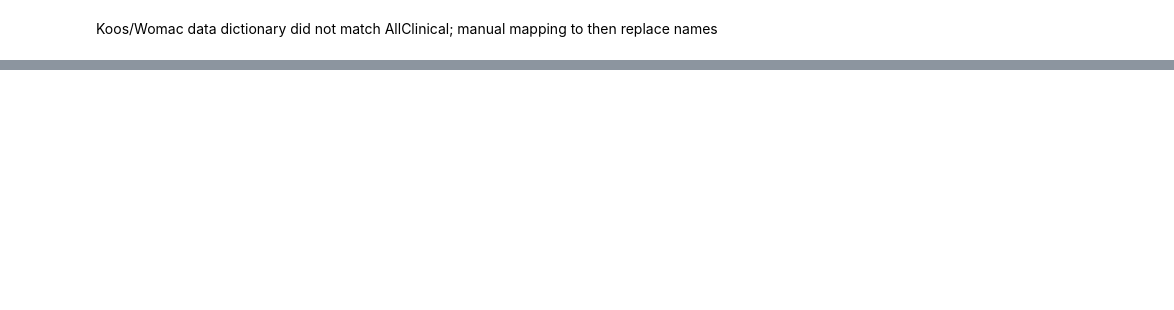
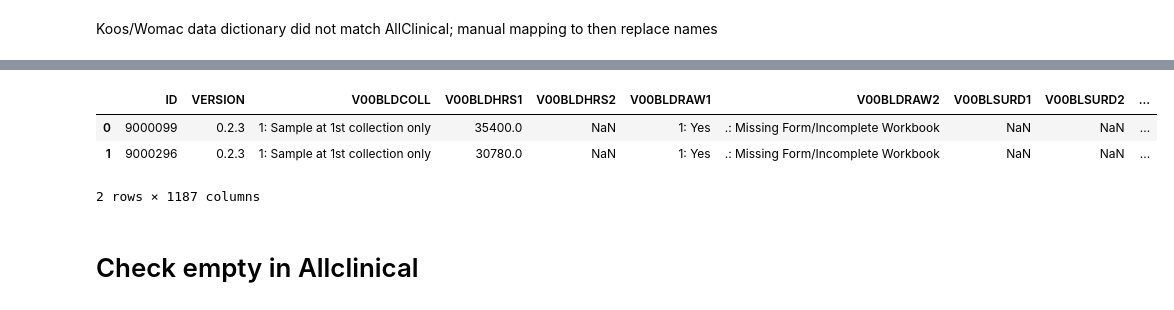
Before and after one commit to mikakia/knee_osteo, a Jupyter notebook: notebooks/data_dictionary.ipynb, the cells around one changed output, grey strips where cells are left out. Saved outputs shown, nothing was run; the diff lists cells and outputs as text; code cells hidden in the pictures; blank space fills up the shorter version.

```diff
--- a/notebooks/data_dictionary.ipynb
+++ b/notebooks/data_dictionary.ipynb
@@ -236,0 +217,9 @@ variables.to_csv(Path("../data/processed") / "AllClinical00_variable_inventory.c
+# %%
+df.head(2)
+# %% [output]
+|  | ID | VERSION | V00BLDCOLL | V00BLDHRS1 | V00BLDHRS2 | V00BLDRAW1 | V00BLDRAW2 | V00BLSURD1 | V00BLSURD2 | ... |
+| 0 | 9000099 | 0.2.3 | 1: Sample at 1st collection only | 35400.0 | NaN | 1: Yes | .: Missing Form/Incomplete Workbook | NaN | NaN | ... |
+| 1 | 9000296 | 0.2.3 | 1: Sample at 1st collection only | 30780.0 | NaN | 1: Yes | .: Missing Form/Incomplete Workbook | NaN | NaN | ... |
+2 rows × 1187 columns
+# %% [markdown]
+# Check empty in Allclinical
```
Also changed, not shown: parts of 7 cells of this notebook.
